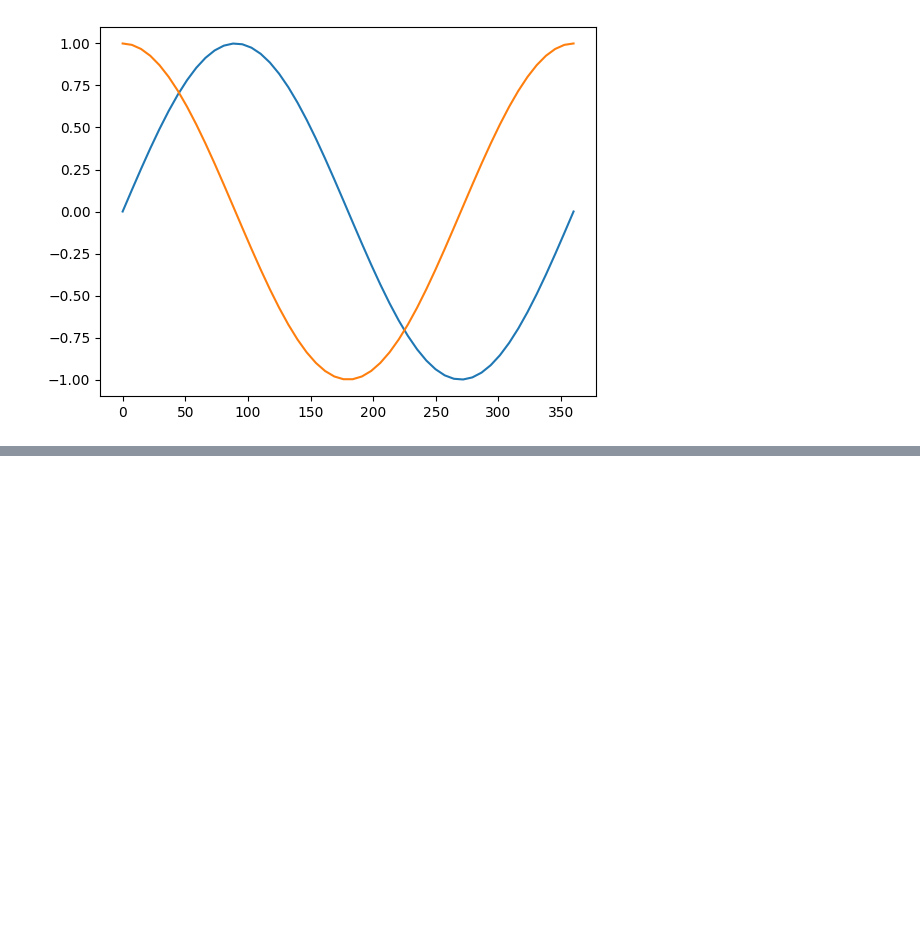
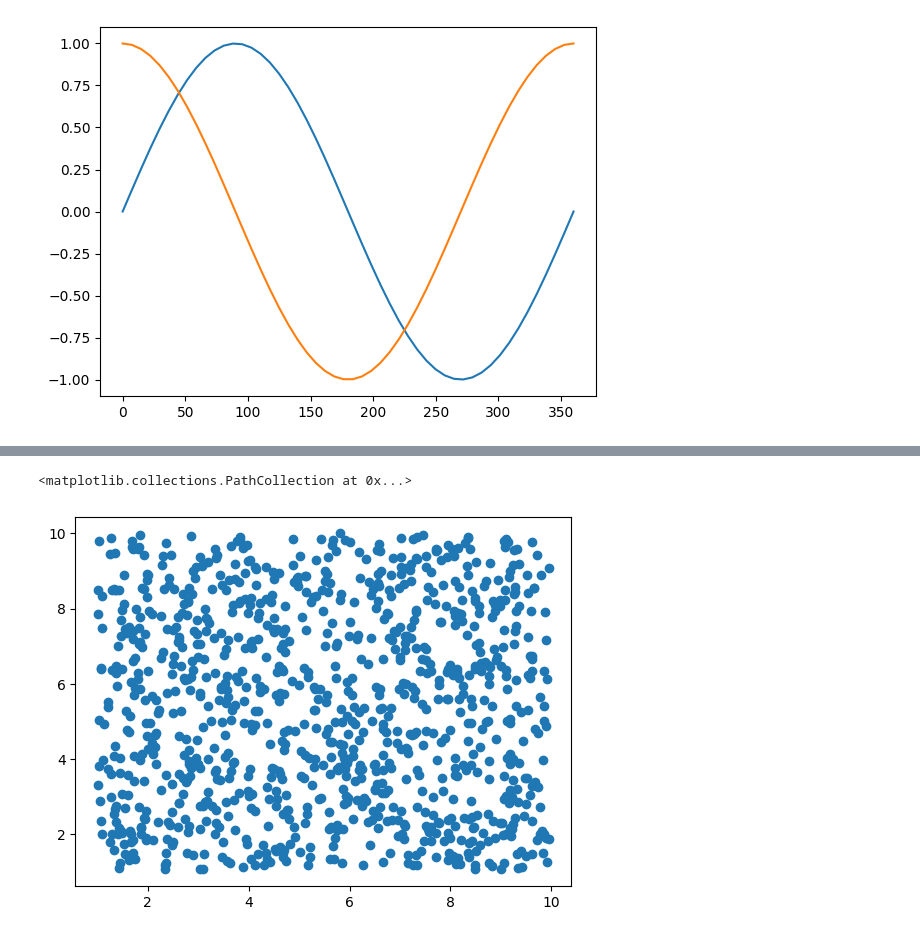
Before and after one commit to TahaT80/AI, a Jupyter notebook: part3_matplotlib/main.ipynb, the cells around one changed output, grey strips where cells are left out. Saved outputs shown, nothing was run; the diff lists cells and outputs as text; code cells hidden in the pictures; blank space fills up the shorter version.

```diff
--- a/part3_matplotlib/main.ipynb
+++ b/part3_matplotlib/main.ipynb
@@ -74,0 +100,8 @@ plt.savefig('out.png')
+# %%
+
+data = np.random.uniform(1,10,(1000,2))
+
+plt.scatter(data[:,0],data[:,1])
+# %% [output]
+<matplotlib.collections.PathCollection at 0x...>
+[figure, added]
```
Also changed, not shown: parts of 15 cells of this notebook.
